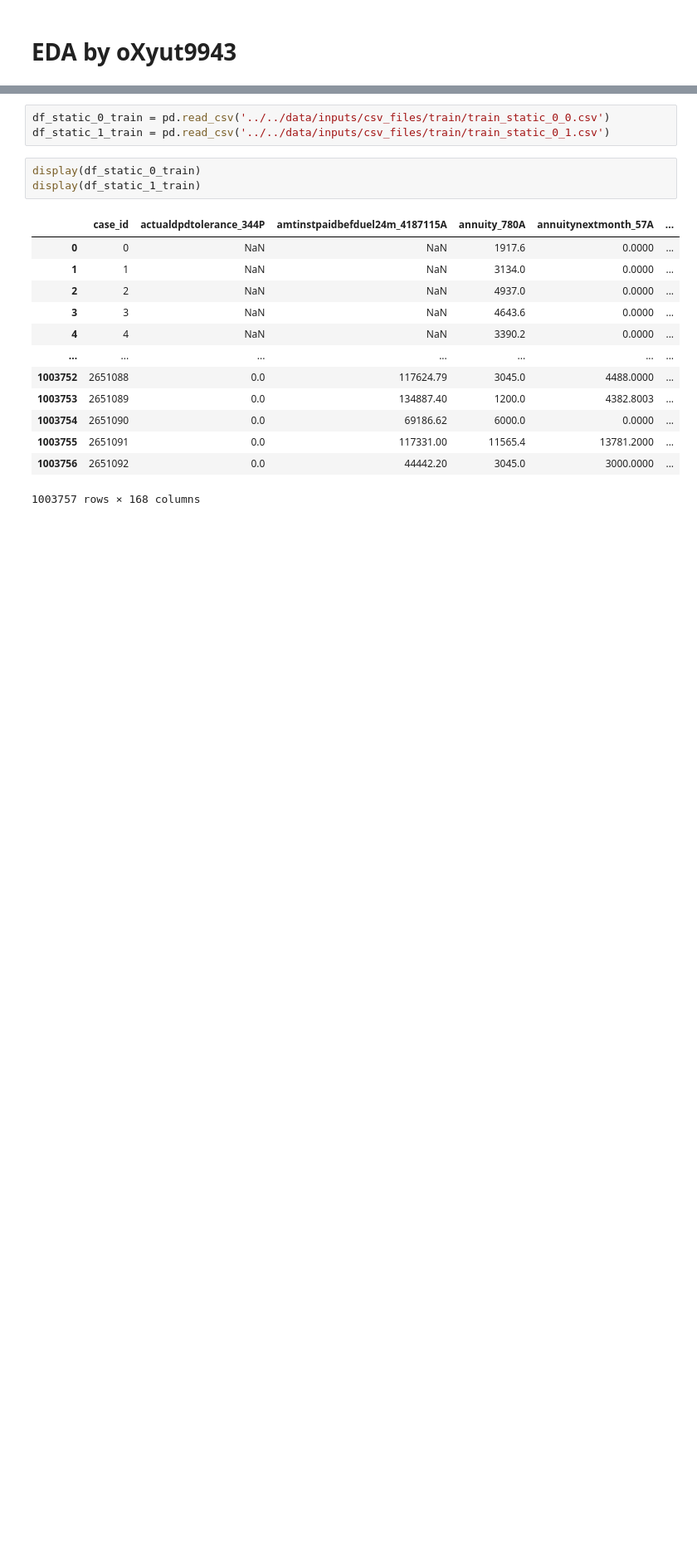
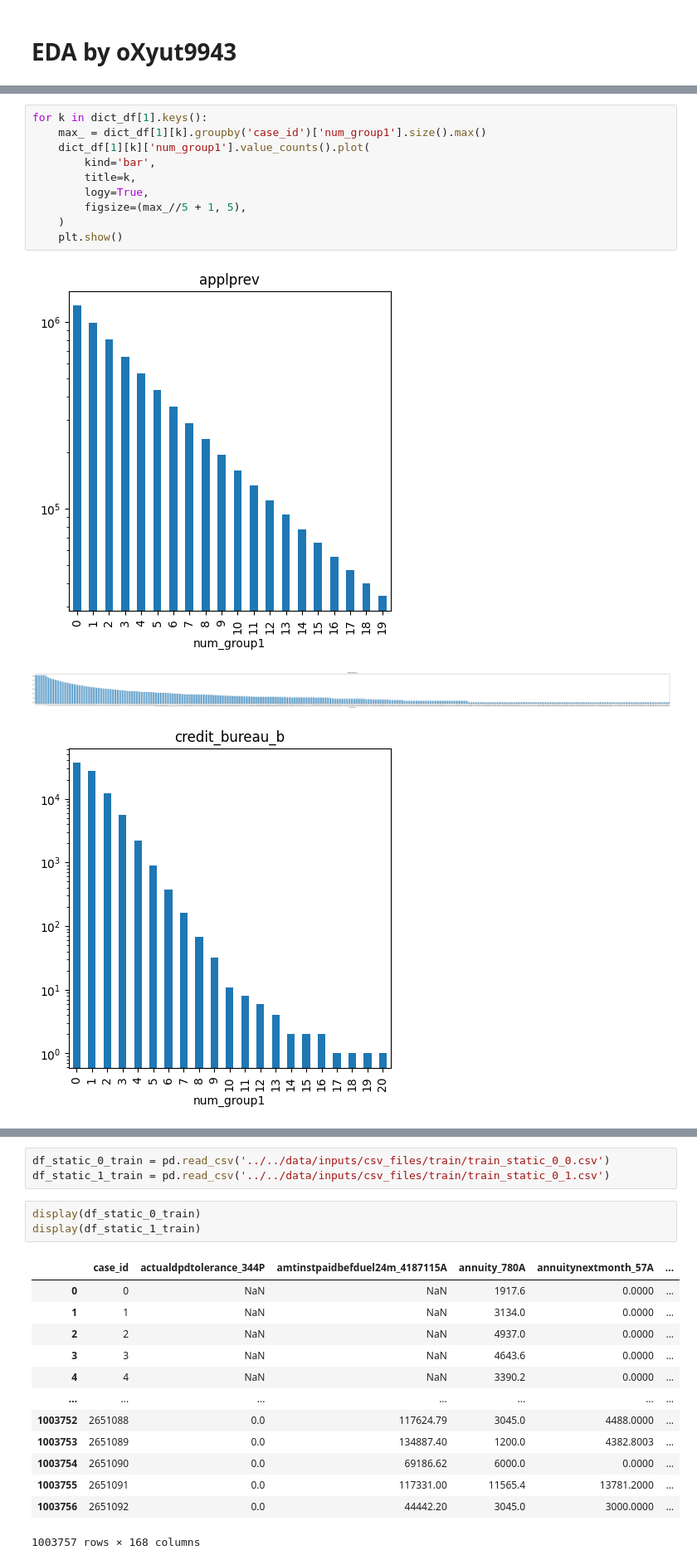
Before and after one commit to oXyut/home-credit-competition, a Jupyter notebook: src/notebooks/oXyut9943-eda-d2.ipynb, the cells around one changed output, grey strips where cells are left out. Shown at 83% size. Saved outputs shown, nothing was run; the diff lists cells and outputs as text; blank space fills up the shorter version.

```diff
--- a/src/notebooks/suzukiy-eda.ipynb
+++ b/src/notebooks/oXyut9943-eda-d2.ipynb
@@ -112,0 +160,14 @@ array([[<Axes: title={'center': 'case_id'}>,
+# %%
+for k in dict_df[1].keys():
+    max_ = dict_df[1][k].groupby('case_id')['num_group1'].size().max()
+    dict_df[1][k]['num_group1'].value_counts().plot(
+        kind='bar',
+        title=k,
+        logy=True,
+        figsize=(max_//5 + 1, 5),
+    )
+    plt.show()
+# %% [output]
+[figure, added]
+[figure, added]
+[figure, added]
```
Also changed, not shown: parts of 16 cells of this notebook, 8 other files.
